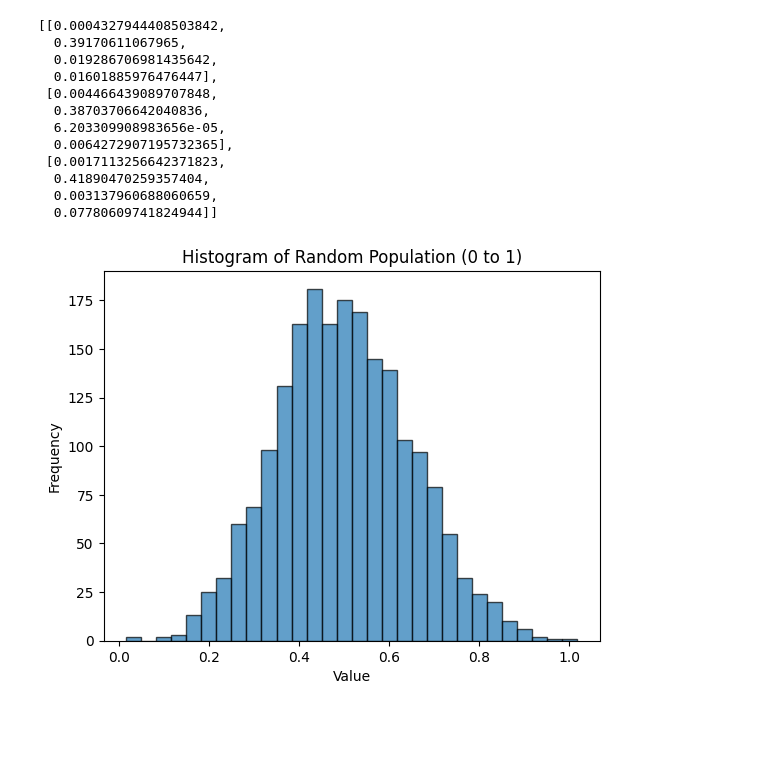
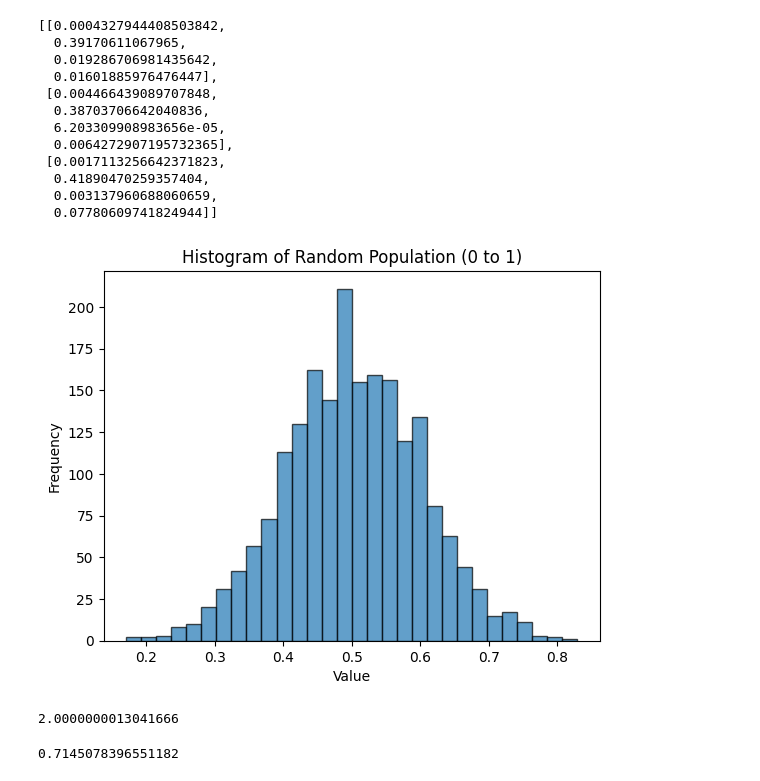
Before and after one commit to PankidT/Qnet-genetic-opt, a Jupyter notebook: tutorial/poramat_work_part/Genetic_algorithm_development/test_ga_DevelopI.ipynb, the cells around one changed output. Saved outputs shown, nothing was run; the diff lists cells and outputs as text; code cells hidden in the pictures; blank space fills up the shorter version.

```diff
--- a/tutorial/poramat_work_part/Genetic_algorithm_development/test_ga_DevelopI.ipynb
+++ b/tutorial/poramat_work_part/Genetic_algorithm_development/test_ga_DevelopI.ipynb
@@ -299,23 +280,52 @@ optimize_data
 # %%
 def __create_random_population(
         dna_size=4,
         dna_sigma=0.3,
         population_size=500):
     population = np.random.standard_normal((population_size, dna_size)) * dna_sigma
-    shifted_population = 0.5 + 0.3 * (population / (2 * dna_sigma))
-    return shifted_population
+    population = 0.5 + 0.2 * (population / (2 * dna_sigma))
+    return population
 
 # Generate the population
 population = __create_random_population()
 
 # Flatten the population to a 1D array
 flattened_population = population.flatten()
 
 # Plot the histogram
 plt.hist(flattened_population, bins=30, edgecolor='black', alpha=0.7)
 plt.xlabel('Value')
 plt.ylabel('Frequency')
 plt.title('Histogram of Random Population (0 to 1)')
 plt.show()
 # %% [output]
-[figure, old version]
+[figure, new version]
+# %%
+def singleObject_cost(baseParameter, simParameter, w1, w2, objectFidelity, simFidelity):
+    # cost function
+    output = []
+    for i in range(len(baseParameter)):
+        k = np.log(baseParameter[i])/np.log(simParameter[i])
+        output.append(k)
+
+    cost = sum(output)
+
+    cost_single_objective = w1*Heaviside(objectFidelity - simFidelity) + w2*cost
+
+    return cost_single_objective
+
+singleObject_cost(
+    baseParameter = [0.52489565, 0.52846399, 0.58328389, 0.69194954],
+    simParameter = [0.5248956538075089, 0.528463991589942, 0.583283886636237, 0.691949539320875],
+    w1 = 0.5,
+    w2 = 0.5,
+    objectFidelity = 0.7,
+    simFidelity = 0.7431666666666666
+)
+# %% [output]
+2.0000000013041666
+# %%
+# random value between 0 to 1
+np.random.rand()
+# %% [output]
+0.7145078396551182
```
Also changed, not shown: parts of 6 cells of this notebook, 5 other files.
